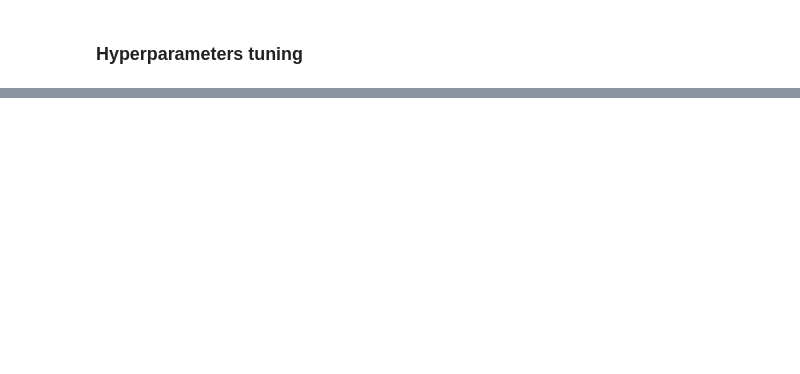
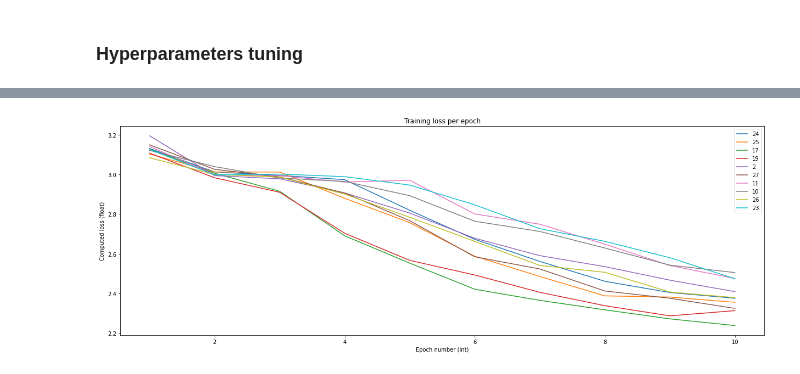
Before and after one commit to damiclem/nndl-03, a Jupyter notebook: charlie.ipynb, the cells around one changed output, grey strips where cells are left out. Drawn from its saved outputs; the diff is of its cells as text; code cells hidden in the pictures; blank space fills up the shorter version.

```diff
--- a/charlie.ipynb
+++ b/charlie.ipynb
@@ -130,18 +174,0 @@ NameError: name 'save_epochs' is not defined
-# %%
-# Load parameters from disk
-params, train_losses, train_times, test_losses, test_times = load_epochs(
-    path='data/charlie/hyper.json'
-)
-
-# Print parameters
-for i in range(len(params)):
-    # Print current parameters combination
-    print('Current network parameters ({:d}):'.format(i + 1))
-    print('(' + ', '.join(['{:}: {:}'.format(kw, arg) for kw, arg in params[i].items()]) + ')')
-    # Print train step
-    print('Training done with loss {:.03f}'.format(train_losses[i]), end=' ')
-    print('in {:.0f} seconds'.format(train_times[i]))
-    # Print test step
-    print('Test done with loss {:.03f}'.format(test_losses[i]), end=' ')
-    print('in {:.0f} seconds'.format(test_times[i]))
-    print()
@@ -183,0 +269,24 @@ plt.show()
+# %%
+# Plot training loss vs time
+
+# Initialize plot
+fig, ax = plt.subplots(1, 1, figsize=(21, 7))
+# Retrieve indices
+indices = _results.index.tolist()
+# Loop through each train loss in grid search
+for i, row in _results.iterrows():
+    # Define x (epoch number) and y (loss)
+    x = range(1, len(train_losses[i]) + 1)
+    y = train_losses[i]
+    # Make training scatter
+    ax.plot(x, y, '-')
+# Set title and labels
+ax.set_title('Training loss per epoch')
+ax.set_xlabel('Epoch number (int)')
+ax.set_ylabel('Computed loss (float)')
+# Add legend
+ax.legend(['%d' % i for i in indices])
+# Show plot
+plt.show()
+# %% [output]
+[figure, added]
```
Also changed, not shown: parts of 27 cells of this notebook, 45 other files.
